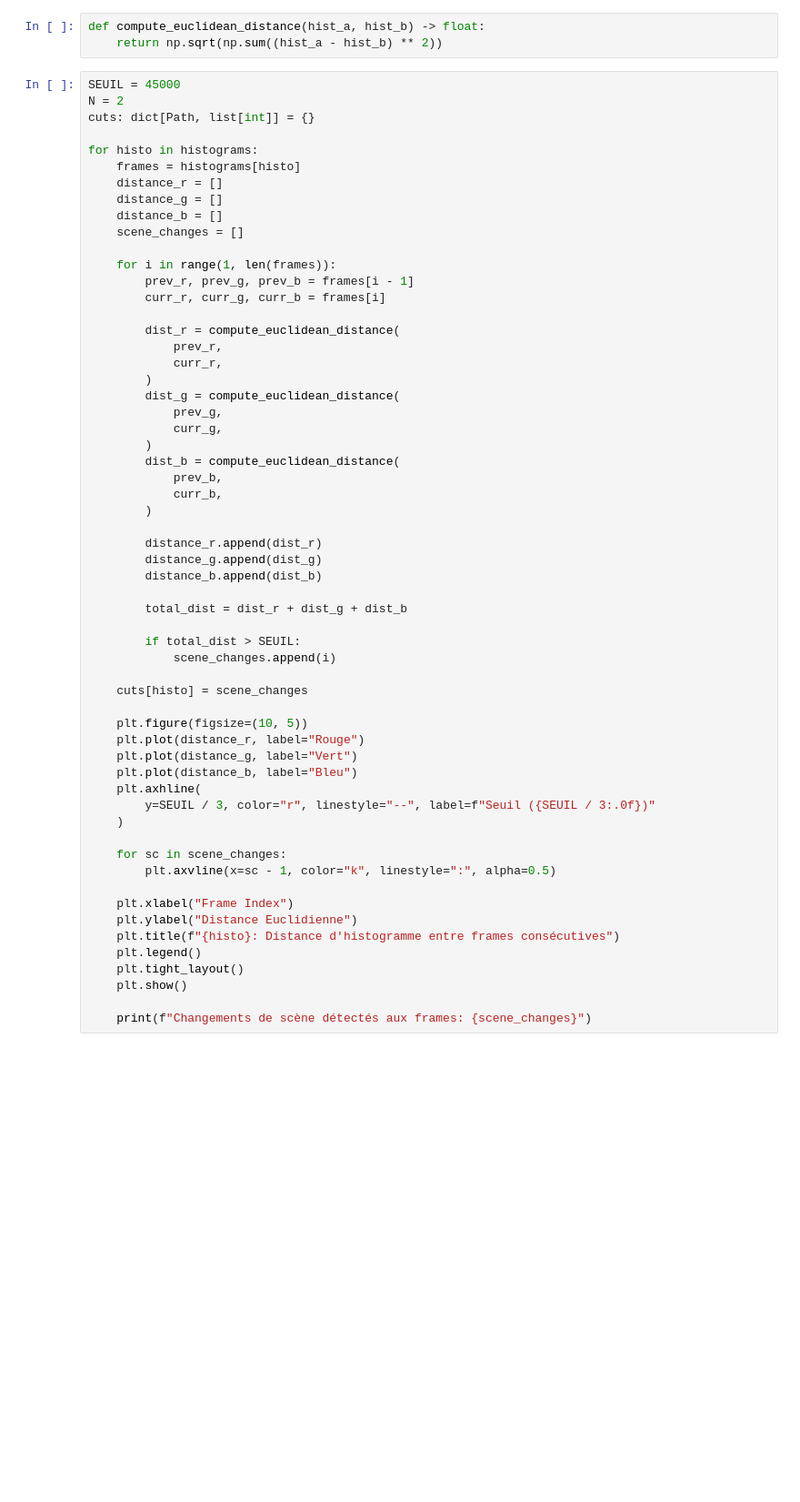
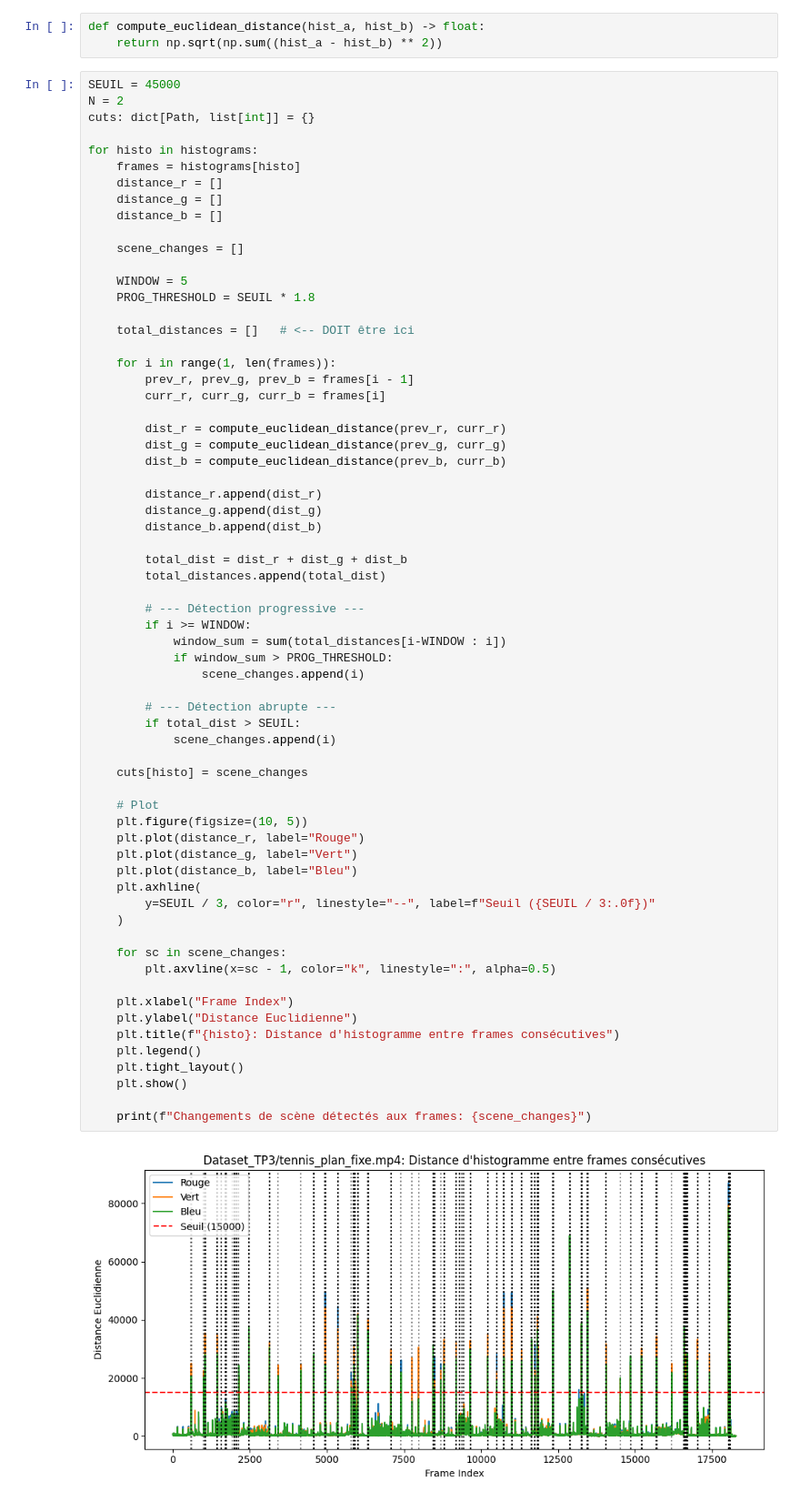
Before and after one commit to nath1416/Tp3-INF8770, a Jupyter notebook: histogramme.ipynb, the cells around one changed output. Shown at 91% size. Cells and saved outputs as stored; diff of their text form; blank space fills up the shorter version.

```diff
--- a/histogramme.ipynb
+++ b/histogramme.ipynb
@@ -57,52 +67,60 @@ for histo in histograms:
     distance_r = []
     distance_g = []
     distance_b = []
+
     scene_changes = []
+
+    WINDOW = 5
+    PROG_THRESHOLD = SEUIL * 1.8
+
+    total_distances = []   # <-- DOIT être ici
 
     for i in range(1, len(frames)):
         prev_r, prev_g, prev_b = frames[i - 1]
         curr_r, curr_g, curr_b = frames[i]
 
-        dist_r = compute_euclidean_distance(
-            prev_r,
-            curr_r,
-        )
-        dist_g = compute_euclidean_distance(
-            prev_g,
-            curr_g,
-        )
-        dist_b = compute_euclidean_distance(
-            prev_b,
-            curr_b,
-        )
+        dist_r = compute_euclidean_distance(prev_r, curr_r)
+        dist_g = compute_euclidean_distance(prev_g, curr_g)
+        dist_b = compute_euclidean_distance(prev_b, curr_b)
 
         distance_r.append(dist_r)
         distance_g.append(dist_g)
         distance_b.append(dist_b)
 
         total_dist = dist_r + dist_g + dist_b
+        total_distances.append(total_dist)
 
+        # --- Détection progressive ---
+        if i >= WINDOW:
+            window_sum = sum(total_distances[i-WINDOW : i])
+            if window_sum > PROG_THRESHOLD:
+                scene_changes.append(i)
+
+        # --- Détection abrupte ---
         if total_dist > SEUIL:
             scene_changes.append(i)
 
     cuts[histo] = scene_changes
 
+    # Plot
     plt.figure(figsize=(10, 5))
     plt.plot(distance_r, label="Rouge")
     plt.plot(distance_g, label="Vert")
     plt.plot(distance_b, label="Bleu")
     plt.axhline(
         y=SEUIL / 3, color="r", linestyle="--", label=f"Seuil ({SEUIL / 3:.0f})"
     )
 
     for sc in scene_changes:
         plt.axvline(x=sc - 1, color="k", linestyle=":", alpha=0.5)
 
     plt.xlabel("Frame Index")
     plt.ylabel("Distance Euclidienne")
     plt.title(f"{histo}: Distance d'histogramme entre frames consécutives")
     plt.legend()
     plt.tight_layout()
     plt.show()
 
     print(f"Changements de scène détectés aux frames: {scene_changes}")
+# %% [output]
+[figure, added]
```
Also changed, not shown: parts of 4 cells of this notebook, 2 other files.
